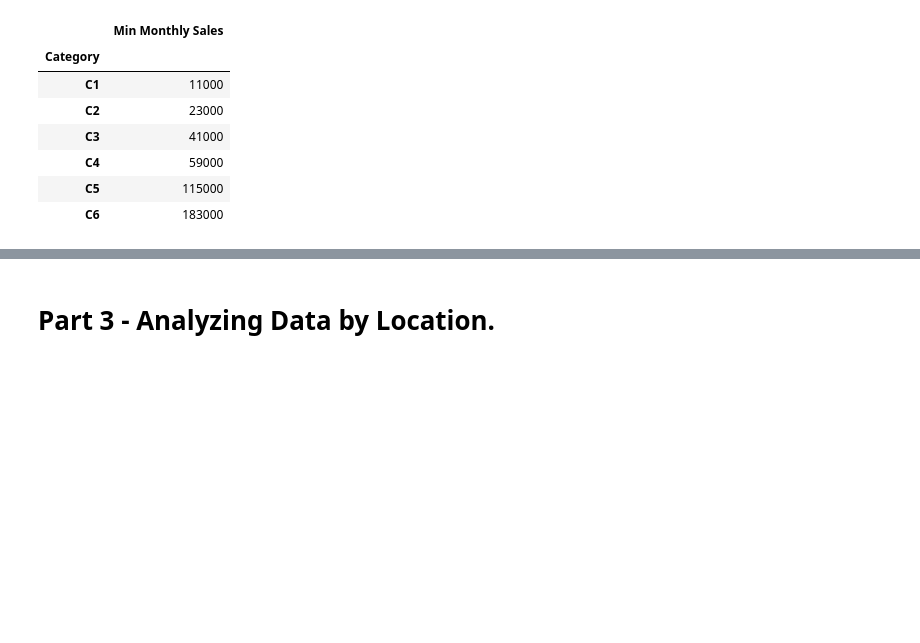
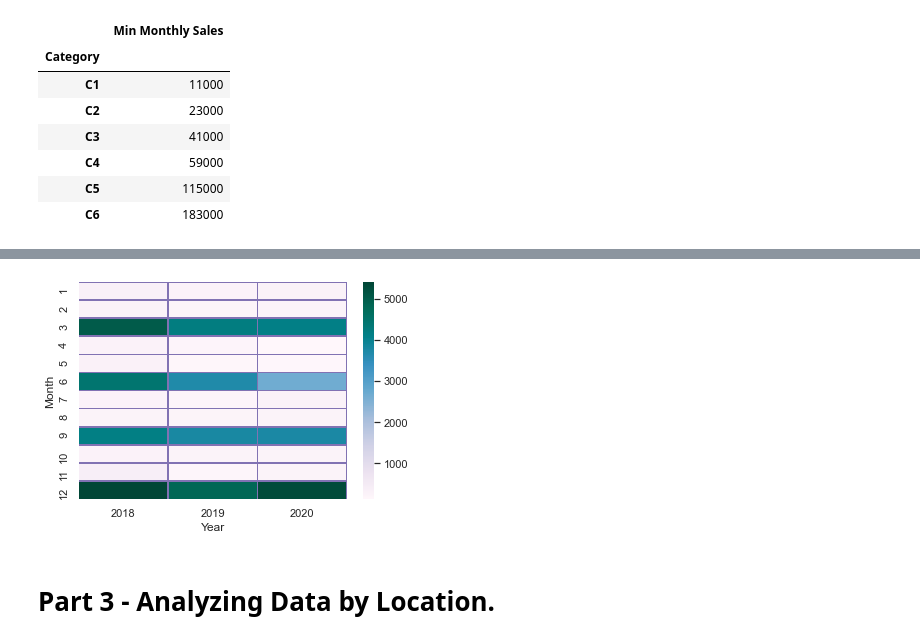
Before and after one commit to MauCFD/Project_1, a Jupyter notebook: project 1 - Analyzing a Loyalty Program/Loyalty Program - analyzing data.ipynb, the cells around one changed output, grey strips where cells are left out. Saved outputs shown, nothing was run; the diff lists cells and outputs as text; code cells hidden in the pictures; blank space fills up the shorter version.

```diff
--- a/project 1 - Analyzing a Loyalty Program/Loyalty Program - analyzing data.ipynb
+++ b/project 1 - Analyzing a Loyalty Program/Loyalty Program - analyzing data.ipynb
@@ -454,0 +453,7 @@ plt.savefig("plots/Average Sales vs Average Min Purchase (C6).png")
+# %%
+#heatmap Compliance and Points Worth ($) per category
+compliance_drop = Project_df.drop(columns =['Min Monthly Sales','Town','State','Distributor','Quarter','Compliance','Total Sales','Total Points','Client ID'])
+compliance_p = compliance_drop.groupby(['Month','Year']).mean().reset_index()
+#compliance_pi = compliance_p.set_index('Year')
+compliance_pi2 = compliance_p.pivot('Month','Year','Points Worth ($)')
+compliance_pi2
@@ -455,3 +501,8 @@ plt.savefig("plots/Average Sales vs Average Min Purchase (C6).png")
+# %%
+#Points Worth ($)
+comp_hm = sns.heatmap(compliance_pi2,cmap="PuBuGn", linewidth=.5, linecolor ='m')
+# %% [output]
+[figure, added]
 # %% [markdown]
 # Part 3 - Analyzing Data by Location.
 # %% [markdown]
```
Also changed, not shown: parts of 11 cells of this notebook, 10 other files.
